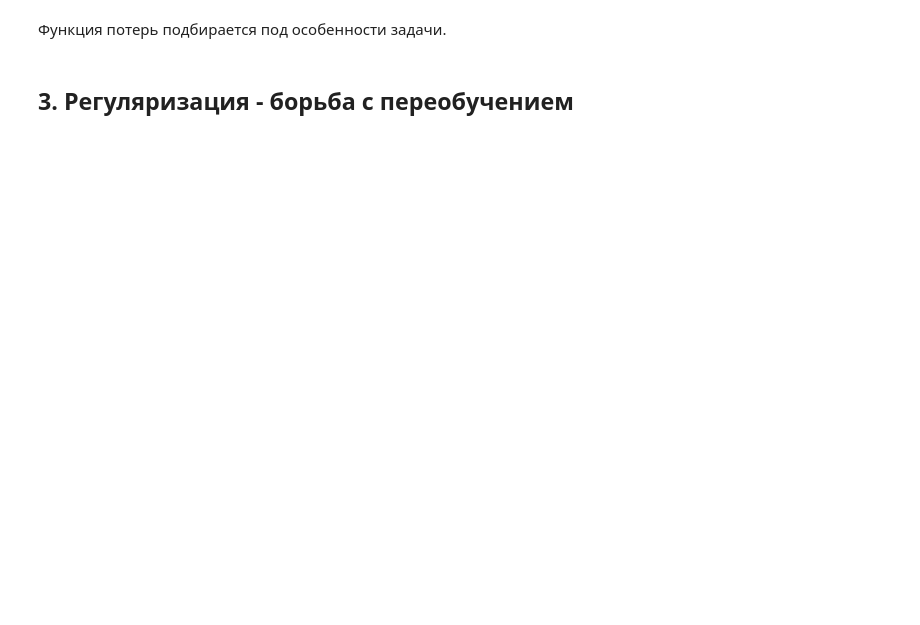
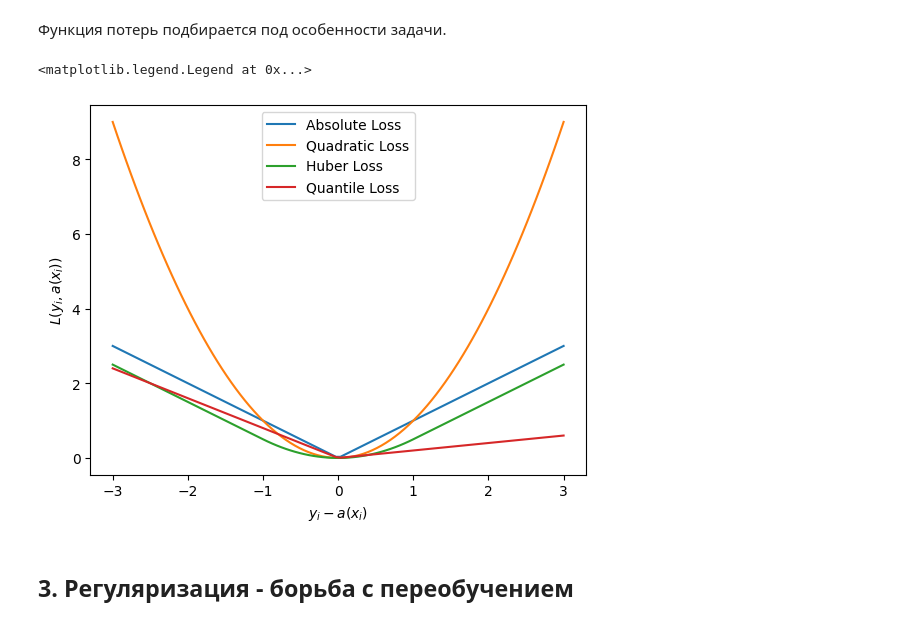
Before and after one commit to maksonchek/ML-and-DL-algorithms-from-scratch, a Jupyter notebook: Linear Regression/Linear_Regression.ipynb, the cells around one changed output. Saved outputs shown, nothing was run; the diff lists cells and outputs as text; code cells hidden in the pictures; blank space fills up the shorter version.

```diff
--- a/Linear Regression/Linear_Regression.ipynb
+++ b/Linear Regression/Linear_Regression.ipynb
@@ -119,5 +123,25 @@ MSE также является и метрикой, по которой оце
 # %% [markdown]
 Функция потерь подбирается под особенности задачи.
+# %%
+import numpy as np
+import matplotlib.pyplot as plt
+
+grid = np.linspace(-3, 3, 100)
+quantile_tau = 0.2
+mse_loss = grid ** 2
+mae_loss = np.abs(grid)
+huber_loss = 0.5 * mse_loss * (grid >= -1) * (grid <= 1) + (mae_loss - 0.5) * (grid < -1) + (mae_loss - 0.5)  * (grid > 1)
+quantile_loss = quantile_tau * grid * (grid > 0) + (quantile_tau - 1) * grid * (grid <= 0)
+plt.plot(grid, mae_loss, label="Absolute Loss")
+plt.plot(grid, mse_loss, label="Quadratic Loss")
+plt.plot(grid, huber_loss, label="Huber Loss")
+plt.plot(grid, quantile_loss, label="Quantile Loss")
+plt.xlabel("$y_i - a(x_i)$")
+plt.ylabel("$L(y_i, a(x_i))$")
+plt.legend()
+# %% [output]
+<matplotlib.legend.Legend at 0x...>
+[figure, added]
 # %% [markdown]
 ## **3. Регуляризация - борьба с переобучением**
 # %% [markdown]
```
Also changed, not shown: parts of 20 cells of this notebook, 5 other files.
